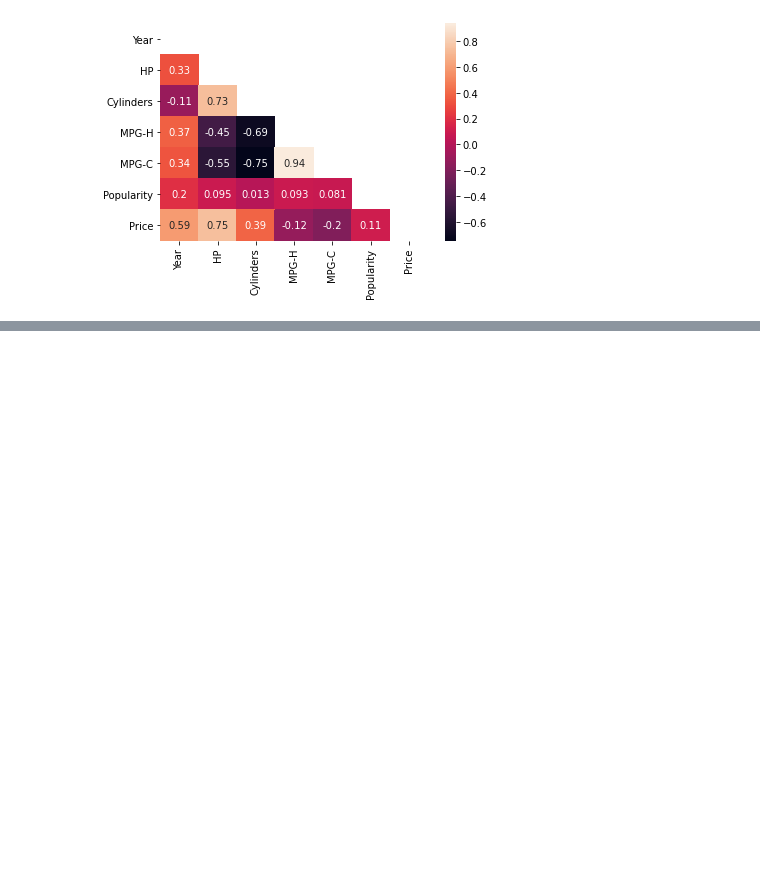
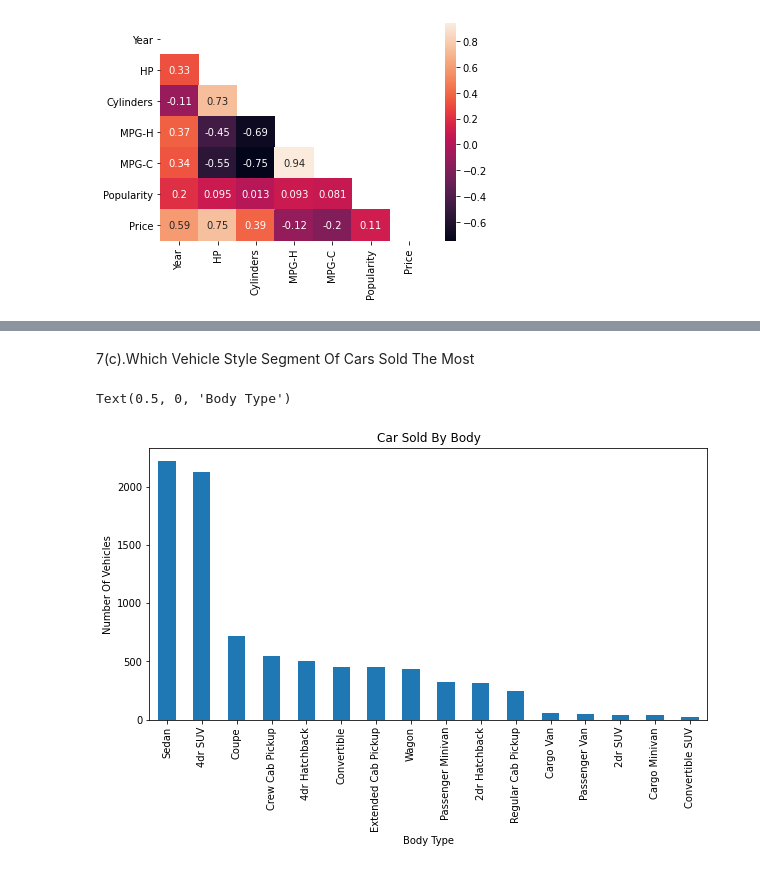
Before and after one commit to Madhavi-Sawarkar/MLProject1, a Jupyter notebook: MLPROJECT.ipynb, the cells around one changed output, grey strips where cells are left out. Saved outputs shown, nothing was run; the diff lists cells and outputs as text; code cells hidden in the pictures; blank space fills up the shorter version.

```diff
--- a/MLPROJECT.ipynb
+++ b/MLPROJECT.ipynb
@@ -321,0 +336,10 @@ data.corr()
+# %% [markdown]
+7(c).Which Vehicle Style Segment Of Cars Sold The Most
+# %%
+data['Vehicle Style'].value_counts().plot.bar(figsize=(10,5))
+plt.title('Car Sold By Body')
+plt.ylabel('Number Of Vehicles')
+plt.xlabel('Body Type')
+# %% [output]
+Text(0.5, 0, 'Body Type')
+[figure, added]
```
Also changed, not shown: parts of 7 cells of this notebook.
